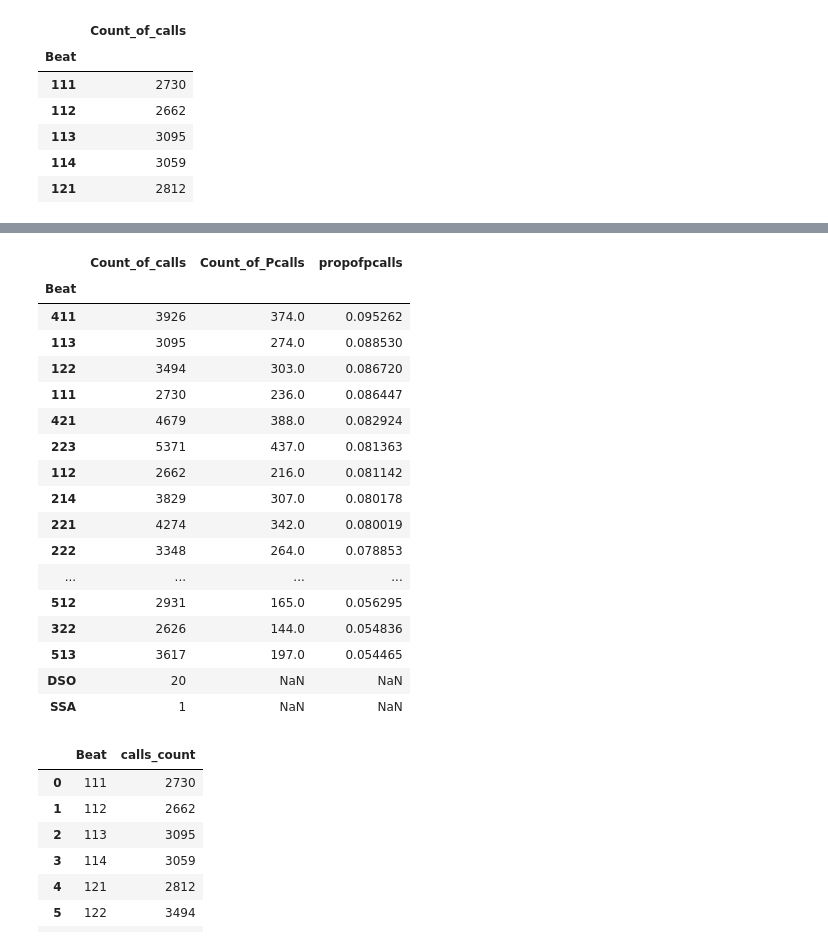
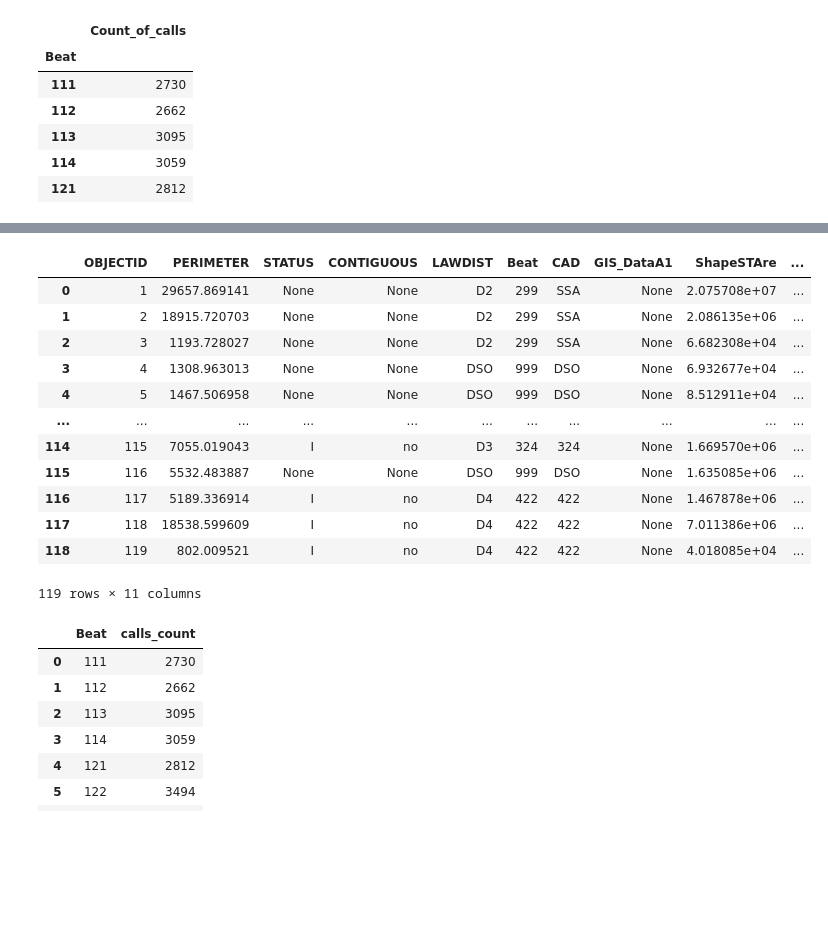
Before and after one commit to sadiesheridan/dataplus-project27-community-safety-durham, a Jupyter notebook: 10_code/prioritycalls_analysis.ipynb, the cells around one changed output, grey strips where cells are left out. Drawn from its saved outputs; the diff is of its cells as text; code cells hidden in the pictures; blank space fills up the shorter version.

```diff
--- a/10_code/prioritycalls_analysis.ipynb
+++ b/10_code/prioritycalls_analysis.ipynb
@@ -84,28 +45,22 @@ bothtypes.head(6)
 # %%
 policebeats = gpd.read_file('/Users/erikrobertsson/Desktop/Police_Beats/Police_Beats.shp')
 # %%
-bothtypes.rename(columns=({'Beat':'LAWBEAT'}),inplace = True)
-#nonzero2 = pd.merge(bothtypes, policebeats, on='GEOID20')
-bothtypes
+policebeats.rename(columns=({'LAWBEAT':'Beat'}),inplace = True)
+policebeats
 # %% [output]
-|  | Count_of_calls | Count_of_Pcalls | propofpcalls |
-| Beat |  |  |  |
-| 411 | 3926 | 374.0 | 0.095262 |
-| 113 | 3095 | 274.0 | 0.088530 |
-| 122 | 3494 | 303.0 | 0.086720 |
-| 111 | 2730 | 236.0 | 0.086447 |
-| 421 | 4679 | 388.0 | 0.082924 |
-| 223 | 5371 | 437.0 | 0.081363 |
-| 112 | 2662 | 216.0 | 0.081142 |
-| 214 | 3829 | 307.0 | 0.080178 |
-| 221 | 4274 | 342.0 | 0.080019 |
-| 222 | 3348 | 264.0 | 0.078853 |
-| ... | ... | ... | ... |
-| 512 | 2931 | 165.0 | 0.056295 |
-| 322 | 2626 | 144.0 | 0.054836 |
-| 513 | 3617 | 197.0 | 0.054465 |
-| DSO | 20 | NaN | NaN |
-| SSA | 1 | NaN | NaN |
+|  | OBJECTID | PERIMETER | STATUS | CONTIGUOUS | LAWDIST | Beat | CAD | GIS_DataA1 | ShapeSTAre | ... |
+| 0 | 1 | 29657.869141 | None | None | D2 | 299 | SSA | None | 2.075708e+07 | ... |
+| 1 | 2 | 18915.720703 | None | None | D2 | 299 | SSA | None | 2.086135e+06 | ... |
+| 2 | 3 | 1193.728027 | None | None | D2 | 299 | SSA | None | 6.682308e+04 | ... |
+| 3 | 4 | 1308.963013 | None | None | DSO | 999 | DSO | None | 6.932677e+04 | ... |
+| 4 | 5 | 1467.506958 | None | None | DSO | 999 | DSO | None | 8.512911e+04 | ... |
+| ... | ... | ... | ... | ... | ... | ... | ... | ... | ... | ... |
+| 114 | 115 | 7055.019043 | I | no | D3 | 324 | 324 | None | 1.669570e+06 | ... |
+| 115 | 116 | 5532.483887 | None | None | DSO | 999 | DSO | None | 1.635085e+06 | ... |
+| 116 | 117 | 5189.336914 | I | no | D4 | 422 | 422 | None | 1.467878e+06 | ... |
+| 117 | 118 | 18538.599609 | I | no | D4 | 422 | 422 | None | 7.011386e+06 | ... |
+| 118 | 119 | 802.009521 | I | no | D4 | 422 | 422 | None | 4.018085e+04 | ... |
+119 rows × 11 columns
 # %%
 allcalls = prioritycalls.groupby( ["Beat"] ).size().to_frame(name = 'calls_count').reset_index()
 allcalls
```
Also changed, not shown: parts of 8 cells of this notebook.
